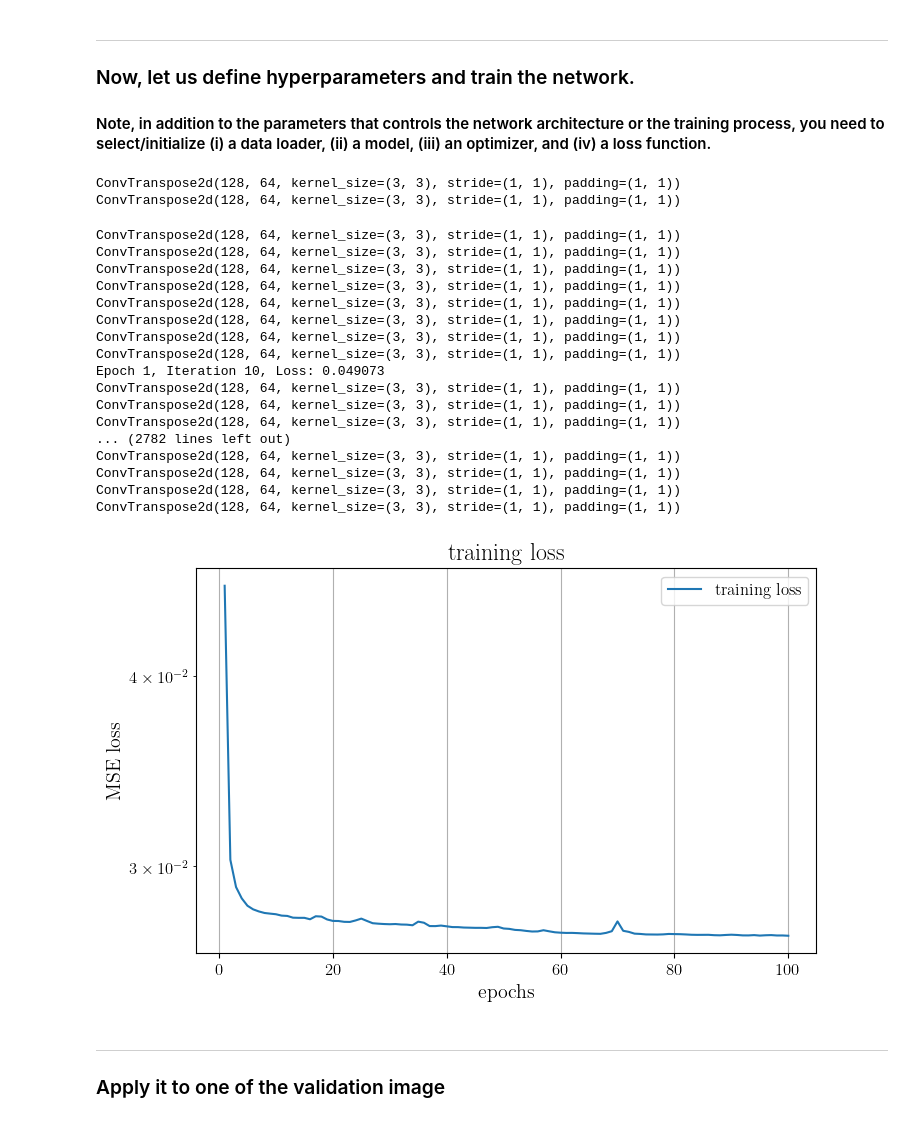
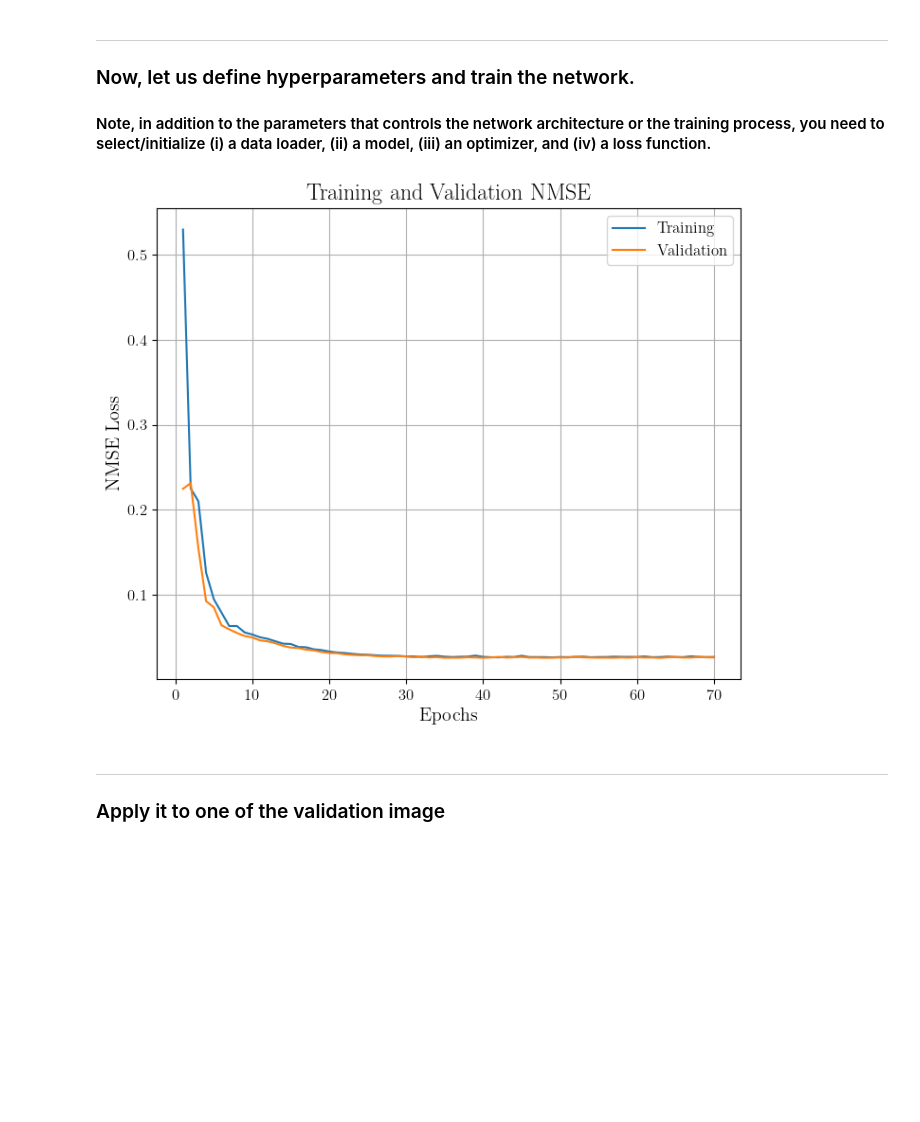
Before and after one commit to MihirJoe/MRI-Denoising, a Jupyter notebook: starter_code.ipynb, the cells around one changed output. Saved outputs shown, nothing was run; the diff lists cells and outputs as text; code cells hidden in the pictures; blank space fills up the shorter version.

Commit message:
0.7 NMSE for Denoise 1

```diff
--- a/starter_code.ipynb
+++ b/starter_code.ipynb
@@ -62,6 +62,9 @@ transform = transforms.Compose([
 # Create the dataset for training images
 train_dataset = TIFFDataset('train-clean-tif', transform=transform)
 
+# Create the dataset for the validation images
+val_dataset = TIFFDataset('val-clean-tif', transform=transform)
+
 # Function to create data loader
 def create_loader(train_dataset, batch_size):
     torch.manual_seed(0)  # For reproducibility of random numbers in PyTorch
@@ -185,11 +188,9 @@ ___
 def calcNMSE(clean, denoised):
     mse  =  torch.mean((clean - denoised)**2)
     nmse = mse / torch.mean(clean**2)
-    return nmse
+    return nmse.detach().item()
 
 def calcSSIM(true_img, noisy_img):
-
-    # TODO: fix this function
 
     true_img = np.abs(true_img.detach()).squeeze().numpy()
     noisy_img = np.abs(noisy_img.detach()).squeeze().numpy()
@@ -247,42 +286,23 @@ ___
 
 #### Note, in addition to the parameters that controls the network architecture or the training process, you need to select/initialize (i) a data loader, (ii) a model, (iii) an optimizer, and (iv) a loss function.
 # %%
-batch_size = 2  # Number of complete images in each batch
-lr = 1e-3  # Learning rate
+batch_size = 10  # Number of complete images in each batch
+lr = 1e-2  # Learning rate
 sig = 0.1  # Noise std
-num_epoch = 10  # Epochs
+num_epoch = 70  # Epochs
 
 # Model, criterion, and optimizer
 train_loader = create_loader(train_dataset, batch_size)
 val_loader = create_loader(val_dataset, batch_size)
 
 model = TrivialNet() # Pick a model
 opt = optim.Adam(model.parameters(), lr=lr) # Pick an optimizer
 criterion = nn.MSELoss() # Pick a loss function
 
 # Let's train the model
 train_model(model, opt, criterion, train_loader, val_loader, num_epoch, noise_std=sig)
 # %% [output]
-ConvTranspose2d(128, 64, kernel_size=(3, 3), stride=(1, 1), padding=(1, 1))
-ConvTranspose2d(128, 64, kernel_size=(3, 3), stride=(1, 1), padding=(1, 1))
-ConvTranspose2d(128, 64, kernel_size=(3, 3), stride=(1, 1), padding=(1, 1))
-ConvTranspose2d(128, 64, kernel_size=(3, 3), stride=(1, 1), padding=(1, 1))
-ConvTranspose2d(128, 64, kernel_size=(3, 3), stride=(1, 1), padding=(1, 1))
-ConvTranspose2d(128, 64, kernel_size=(3, 3), stride=(1, 1), padding=(1, 1))
-ConvTranspose2d(128, 64, kernel_size=(3, 3), stride=(1, 1), padding=(1, 1))
-ConvTranspose2d(128, 64, kernel_size=(3, 3), stride=(1, 1), padding=(1, 1))
-ConvTranspose2d(128, 64, kernel_size=(3, 3), stride=(1, 1), padding=(1, 1))
-ConvTranspose2d(128, 64, kernel_size=(3, 3), stride=(1, 1), padding=(1, 1))
-Epoch 1, Iteration 10, Loss: 0.049073
-ConvTranspose2d(128, 64, kernel_size=(3, 3), stride=(1, 1), padding=(1, 1))
-ConvTranspose2d(128, 64, kernel_size=(3, 3), stride=(1, 1), padding=(1, 1))
-ConvTranspose2d(128, 64, kernel_size=(3, 3), stride=(1, 1), padding=(1, 1))
-... (2782 lines left out)
-ConvTranspose2d(128, 64, kernel_size=(3, 3), stride=(1, 1), padding=(1, 1))
-ConvTranspose2d(128, 64, kernel_size=(3, 3), stride=(1, 1), padding=(1, 1))
-ConvTranspose2d(128, 64, kernel_size=(3, 3), stride=(1, 1), padding=(1, 1))
-ConvTranspose2d(128, 64, kernel_size=(3, 3), stride=(1, 1), padding=(1, 1))
-[figure, old version]
+[figure, new version]
 # %% [markdown]
 ___
 ### Apply it to one of the validation image
```
Also changed, not shown: parts of 8 cells of this notebook.
